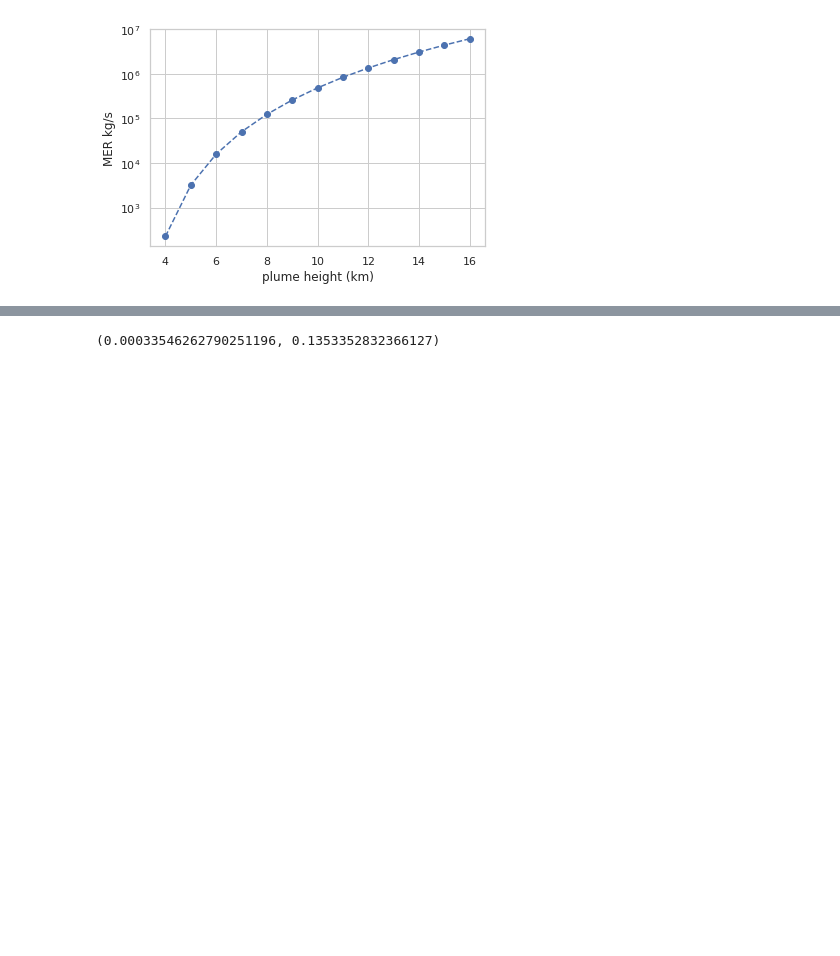
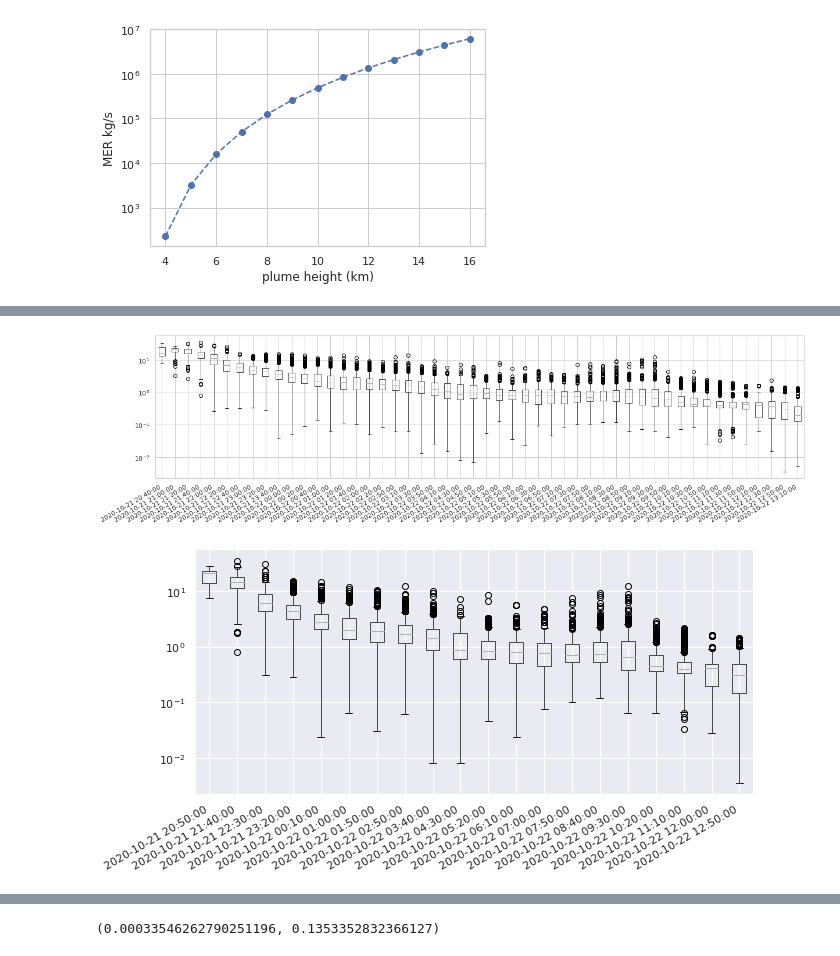
Before and after one commit to noaa-oar-arl/hysplit_asheval_notebooks, a Jupyter notebook: notebooks/Bezy.ipynb, the cells around one changed output, grey strips where cells are left out. Saved outputs shown, nothing was run; the diff lists cells and outputs as text; code cells hidden in the pictures; blank space fills up the shorter version.

```diff
--- a/notebooks/Bezy.ipynb
+++ b/notebooks/Bezy.ipynb
@@ -144,0 +231,23 @@ WARNING: time not increasing
+# %%
+sns.set_style('whitegrid')
+fig = plt.figure(1,figsize=(20,5))
+volcplot.dj.iloc[:,np.arange(0,100,2)].boxplot()
+ax = plt.gca()
+ax.set_yscale('log')
+d1 = datetime.datetime(2020,10,21,20)
+d2 = datetime.datetime(2020,10,21,23)
+#ax.set_xlim([d1,d2])
+fig.autofmt_xdate()
+plt.show()
+sns.set()
+fig = plt.figure(1,figsize=(10,5))
+volcplot.dj.iloc[:,np.arange(1,100,5)].boxplot()
+ax = plt.gca()
+ax.set_yscale('log')
+d1 = datetime.datetime(2020,10,21,20)
+d2 = datetime.datetime(2020,10,21,23)
+#ax.set_xlim([d1,d2])
+fig.autofmt_xdate()
+# %% [output]
+[figure, added]
+[figure, added]
```
Also changed, not shown: parts of 24 cells of this notebook.
